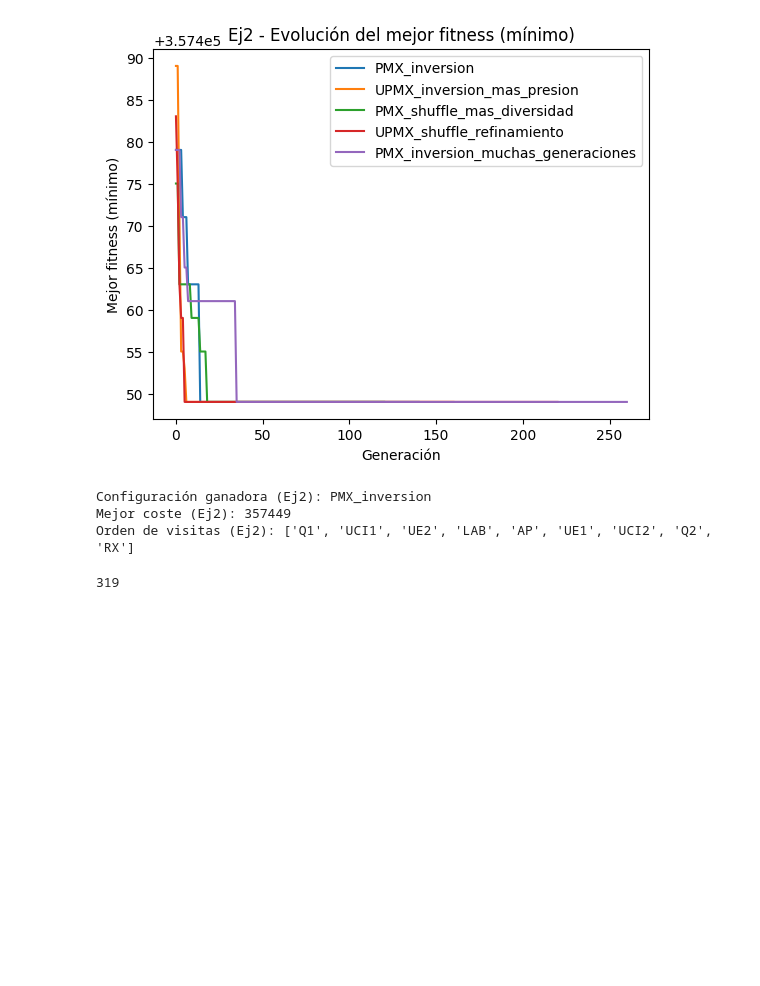
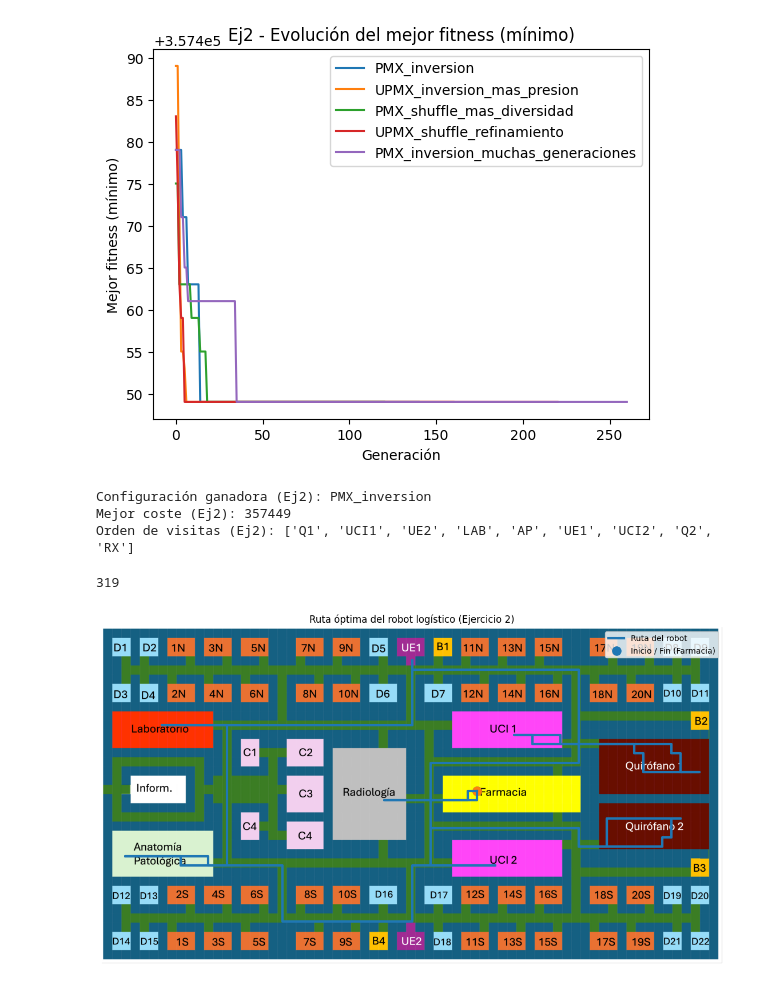
Before and after one commit to dmh1006/Practica4_DarioMeneses, a Jupyter notebook: Practica4- Resolucion.ipynb, the cells around one changed output. Saved outputs shown, nothing was run; the diff lists cells and outputs as text; code cells hidden in the pictures; blank space fills up the shorter version.

Commit message:
implementada visualizacion de la ruta del robot

```diff
--- a/Practica4- Resolucion.ipynb
+++ b/Practica4- Resolucion.ipynb
@@ -1484,3 +1484,44 @@ Configuración ganadora (Ej2): PMX_inversion
 Mejor coste (Ej2): 357449
 Orden de visitas (Ej2): ['Q1', 'UCI1', 'UE2', 'LAB', 'AP', 'UE1', 'UCI2', 'Q2', 'RX']
 319
+# %%
+# ============================================================
+# EJERCICIO 2 - Visualización de la mejor ruta sobre el plano
+# ============================================================
+
+import matplotlib.pyplot as plt
+import matplotlib.image as mpimg
+
+# 1) Cargamos el plano del hospital
+imagen_plano = mpimg.imread("pics/planoHospital02.png")
+
+# 2) Obtenemos la mejor solución del Ejercicio 2
+mejor_e2 = min(resultados_e2, key=lambda r: r["mejor_coste"])
+orden_e2 = mejor_e2["mejor_orden"]
+
+# 3) Reconstruimos el camino completo (lista de coordenadas)
+camino_e2 = construir_camino_completo_e2(orden_e2)
+
+# 4) Conversión de coordenadas de mapa a coordenadas de imagen
+alto, ancho = imagen_plano.shape[0], imagen_plano.shape[1]
+num_filas = len(mapa_hospital)
+num_columnas = len(mapa_hospital[0])
+
+xs = [(c + 0.5) * (ancho / num_columnas) for (f, c) in camino_e2]
+ys = [(f + 0.5) * (alto / num_filas) for (f, c) in camino_e2]
+
+# 5) Dibujamos el plano y la ruta
+plt.figure(figsize=(14, 8))
+plt.imshow(imagen_plano)
+plt.plot(xs, ys, linewidth=3, label="Ruta del robot")
+
+# Marcamos inicio y fin (Farmacia)
+plt.scatter(xs[0], ys[0], s=120, label="Inicio / Fin (Farmacia)")
+plt.scatter(xs[-1], ys[-1], s=120)
+
+plt.axis("off")
+plt.title("Ruta óptima del robot logístico (Ejercicio 2)")
+plt.legend()
+plt.show()
+# %% [output]
+[figure, added]
```
